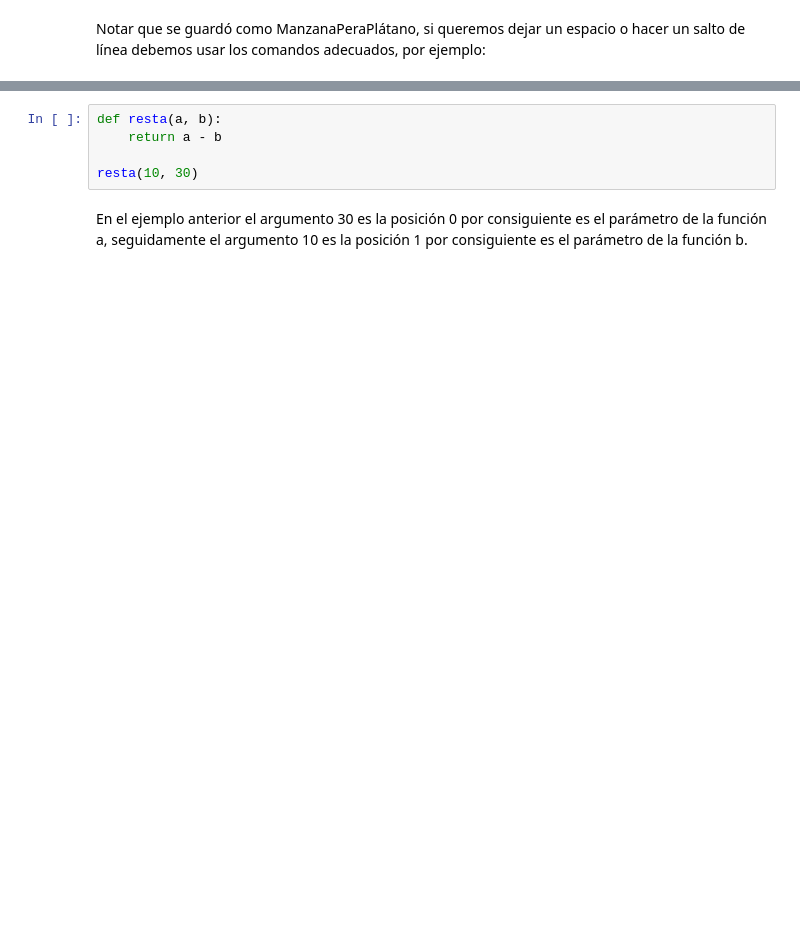
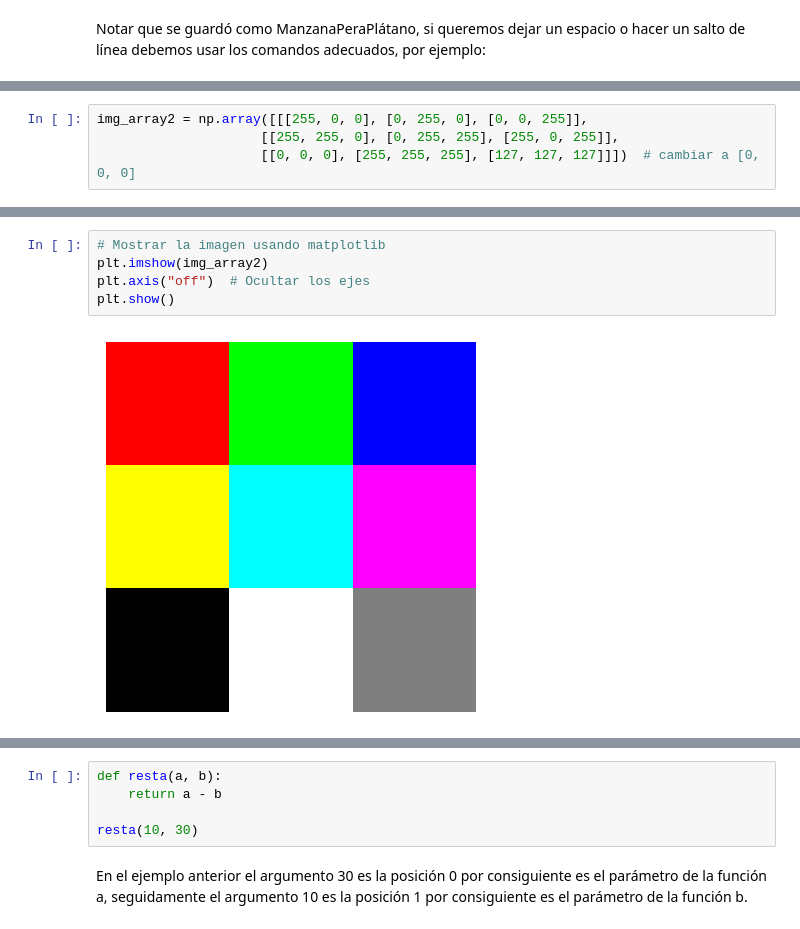
Before and after one commit to Mandy8808/Metodos_Numericos_2024, a Jupyter notebook: Lectures/Bloque_Cero/Ideas_basicas_sobre_Python_y_algunos_paquetes_fundamentales_Part4.ipynb, the cells around one changed output, grey strips where cells are left out. Cells and saved outputs as stored; diff of their text form; blank space fills up the shorter version.

```diff
--- a/Lectures/Bloque_Cero/Ideas_basicas_sobre_Python_y_algunos_paquetes_fundamentales_Part4.ipynb
+++ b/Lectures/Bloque_Cero/Ideas_basicas_sobre_Python_y_algunos_paquetes_fundamentales_Part4.ipynb
@@ -255,0 +434,4 @@ archivo.close()
+# %%
+img_array2 = np.array([[[255, 0, 0], [0, 255, 0], [0, 0, 255]],
+                     [[255, 255, 0], [0, 255, 255], [255, 0, 255]],
+                     [[0, 0, 0], [255, 255, 255], [127, 127, 127]]])  # cambiar a [0, 0, 0]
@@ -255,0 +460,7 @@ archivo.close()
+# %%
+# Mostrar la imagen usando matplotlib
+plt.imshow(img_array2)
+plt.axis("off")  # Ocultar los ejes
+plt.show()
+# %% [output]
+[figure, added]
```
Also changed, not shown: parts of 140 cells of this notebook, 3 other files.
